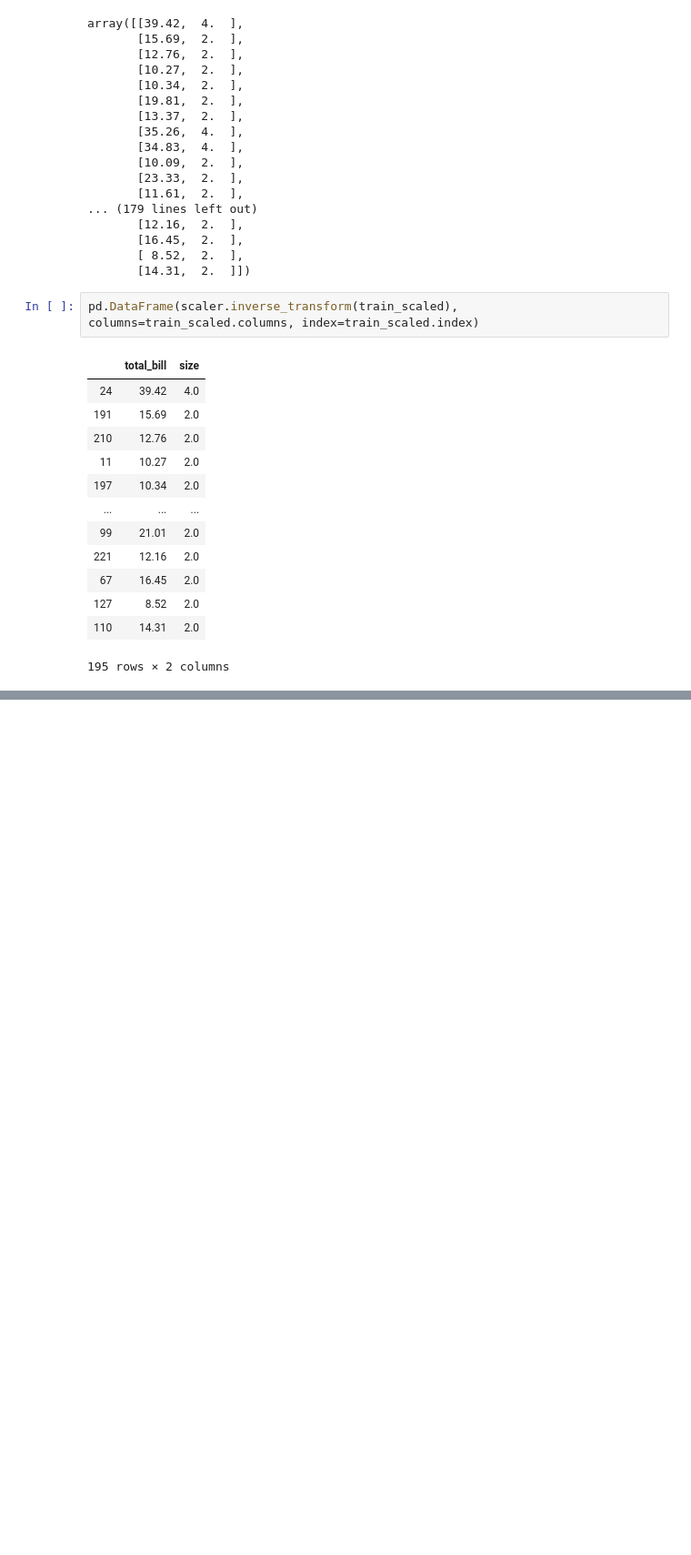
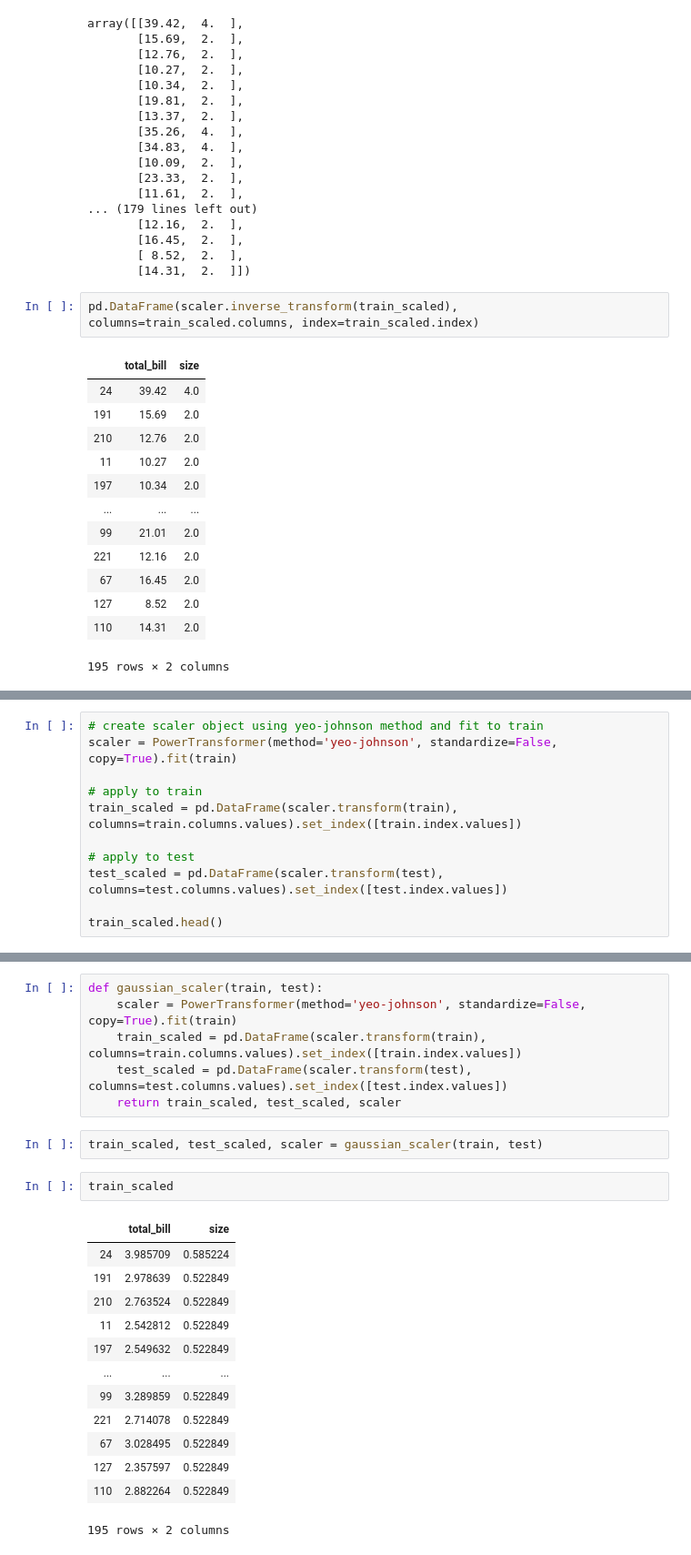
Before and after one commit to allenjiang666/ds-methodologies-exercises, a Jupyter notebook: regression/split_scale.ipynb, the cells around one changed output, grey strips where cells are left out. Shown at 91% size. Saved outputs shown, nothing was run; the diff lists cells and outputs as text; blank space fills up the shorter version.

```diff
--- a/regression/split_scale.ipynb
+++ b/regression/split_scale.ipynb
@@ -150,0 +186,11 @@ scale_inverse(train_scaled, scaler)
+# %%
+# create scaler object using yeo-johnson method and fit to train
+scaler = PowerTransformer(method='yeo-johnson', standardize=False, copy=True).fit(train)
+
+# apply to train
+train_scaled = pd.DataFrame(scaler.transform(train), columns=train.columns.values).set_index([train.index.values])
+
+# apply to test
+test_scaled = pd.DataFrame(scaler.transform(test), columns=test.columns.values).set_index([test.index.values])
+
+train_scaled.head()
@@ -150,0 +204,24 @@ scale_inverse(train_scaled, scaler)
+# %%
+def gaussian_scaler(train, test):
+    scaler = PowerTransformer(method='yeo-johnson', standardize=False, copy=True).fit(train)
+    train_scaled = pd.DataFrame(scaler.transform(train), columns=train.columns.values).set_index([train.index.values])
+    test_scaled = pd.DataFrame(scaler.transform(test), columns=test.columns.values).set_index([test.index.values])
+    return train_scaled, test_scaled, scaler
+# %%
+train_scaled, test_scaled, scaler = gaussian_scaler(train, test)
+# %%
+train_scaled
+# %% [output]
+|  | total_bill | size |
+| 24 | 3.985709 | 0.585224 |
+| 191 | 2.978639 | 0.522849 |
+| 210 | 2.763524 | 0.522849 |
+| 11 | 2.542812 | 0.522849 |
+| 197 | 2.549632 | 0.522849 |
+| ... | ... | ... |
+| 99 | 3.289859 | 0.522849 |
+| 221 | 2.714078 | 0.522849 |
+| 67 | 3.028495 | 0.522849 |
+| 127 | 2.357597 | 0.522849 |
+| 110 | 2.882264 | 0.522849 |
+195 rows × 2 columns
```
Also changed, not shown: parts of 19 cells of this notebook, 6 other files.
